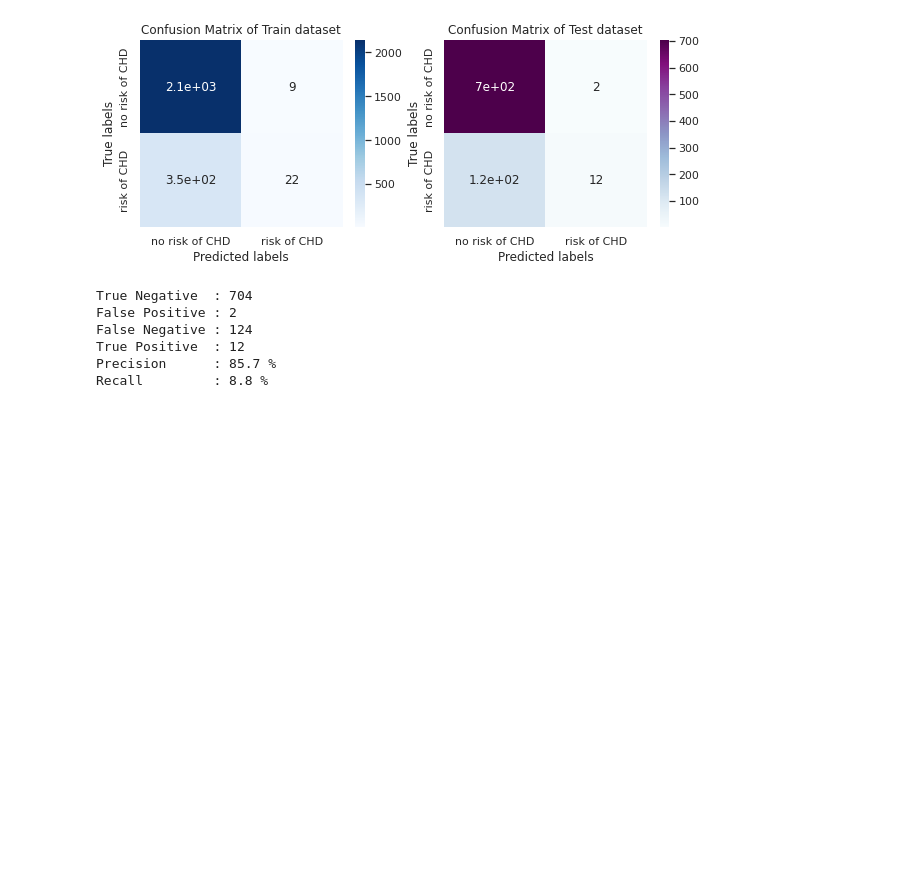
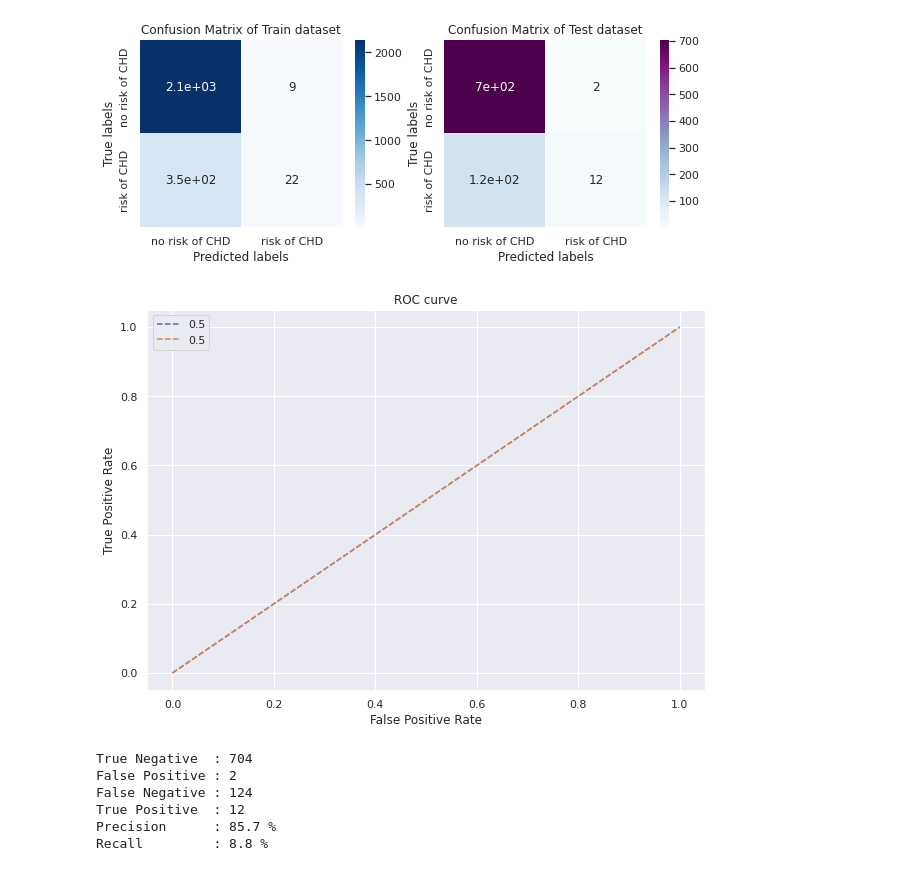
Before and after one commit to SethupathyM/Cardiovascular_Risk_Prediction, a Jupyter notebook: Cardiovascular_Risk_Prediction.ipynb, the cells around one changed output. Saved outputs shown, nothing was run; the diff lists cells and outputs as text; code cells hidden in the pictures; blank space fills up the shorter version.

```diff
--- a/Cardiovascular_Risk_Prediction.ipynb
+++ b/Cardiovascular_Risk_Prediction.ipynb
@@ -515,6 +515,26 @@ Test Confusion Matrix :
 [[704   2]
  [124  12]]
 [figure]
+# %%
+# Get the predicted probabilities
+train_proba_preds = clf.predict_proba(X_train)
+test_proba_preds_0 = clf.predict_proba(X_test)[:,0]
+test_proba_preds_1 = clf.predict_proba(X_test)[:,1]
+
+fpr_0, tpr_0, thresholds_0 = roc_curve(y_test, test_proba_preds_0)
+fpr_1, tpr_1, thresholds_1 = roc_curve(y_test, test_proba_preds_1)
+
+plt.figure(figsize = (10,7))
+
+plt.plot(fpr_0,tpr_0,linestyle='--',label= auc(fpr_0, tpr_0))
+plt.plot(fpr_1,tpr_1,linestyle='--',label= auc(fpr_1, tpr_1))
+plt.xlabel('False Positive Rate')
+plt.ylabel('True Positive Rate')
+plt.title('ROC curve')
+plt.legend(loc='best')
+plt.show()
+# %% [output]
+[figure, added]
 # %%
 # Observations from Confusion Matrix of test dataset
 # True Negative(TN) = Persons who dont have a risk of 10-year CHD, and our model predicted that they dont have a risk of 10-year CHD.
```
Also changed, not shown: parts of 30 cells of this notebook.
